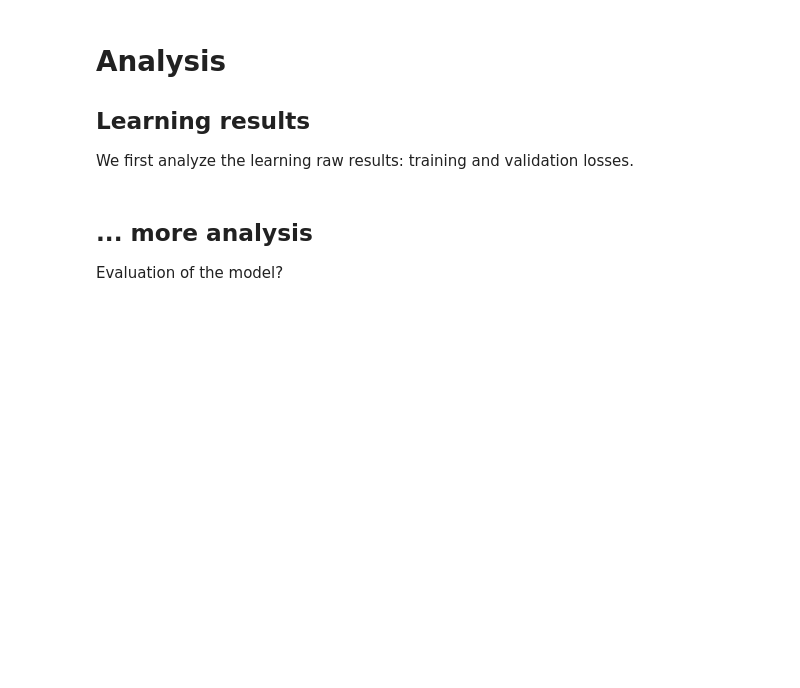
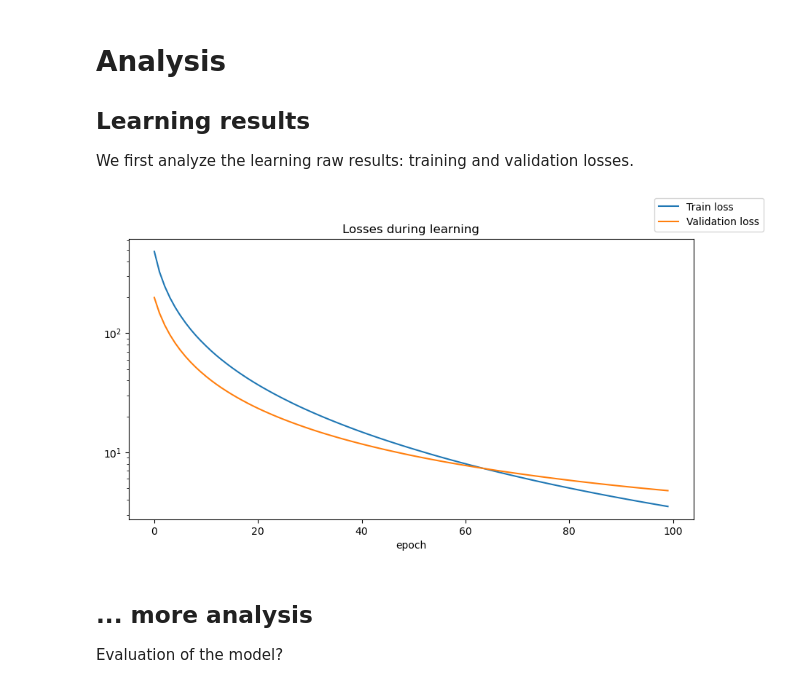
Before and after one commit to Roirtur/SuperMusicRecommandationSystem, a Jupyter notebook: collaborative/main.ipynb, the cells around one changed output. Saved outputs shown, nothing was run; the diff lists cells and outputs as text; code cells hidden in the pictures; blank space fills up the shorter version.

```diff
--- a/collaborative/main.ipynb
+++ b/collaborative/main.ipynb
@@ -4,7 +4,7 @@
 Various global variables, parameters
 # %%
 DEBUG = False
-DATASET_MAX_SIZE = 100_000
+DATASET_MAX_SIZE = 1_000_000
 # %% [markdown]
 # Data preparation
 
@@ -92,7 +99,7 @@ Set parameters:
 - Number of epochs (rounds)
 # %%
 # (Hyperparameter) Size of latent space to make the embeddings
-l = 1000
+l = 100
 # Initial (random) values
 # Shape: (#SONGS, l)
 q = np.random.random_sample((len(SONG_MAPPING), l))
@@ -105,6 +112,6 @@ if DEBUG:
 
 
 # Training parameters
-lbd = 0.01
-gamma = 0.01
-n_epochs = 20
+lbd = 0.001
+gamma = 0.0001
+n_epochs = 100
@@ -181,15 +221,17 @@ We first analyze the learning raw results: training and validation losses.
 # %%
 import matplotlib.pyplot as plt
 
 fig, ax = plt.subplots(figsize=(10, 5))
 
 _ = ax.plot(losses, label="Train loss")
 _ = ax.plot(losses_validation, label="Validation loss")
 _ = ax.set_yscale("log")
 _ = ax.set_xlabel("epoch")
 _ = ax.set_title("Losses during learning")
 _ = fig.legend()
-fig.show()
+fig
+# %% [output]
+[figure, added]
 # %% [markdown]
 ## ... more analysis
 
```
Also changed, not shown: parts of 3 cells of this notebook.
